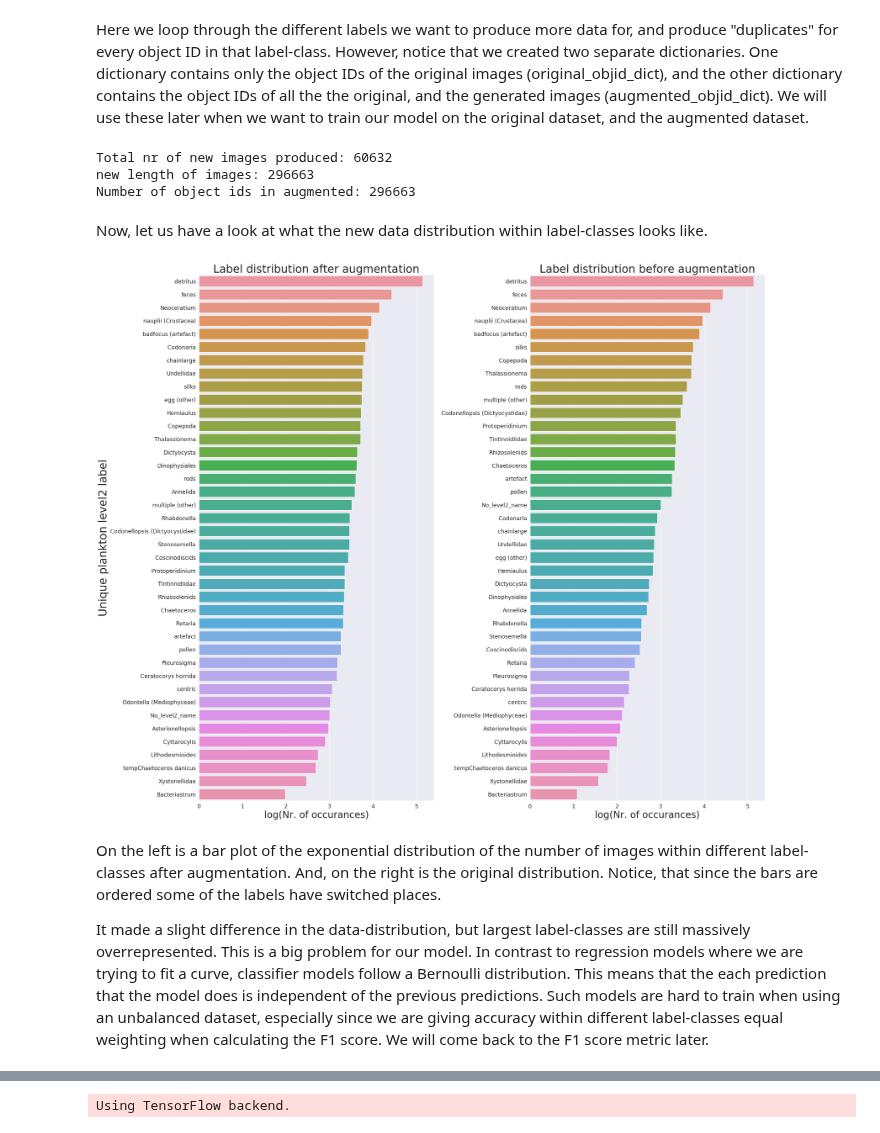
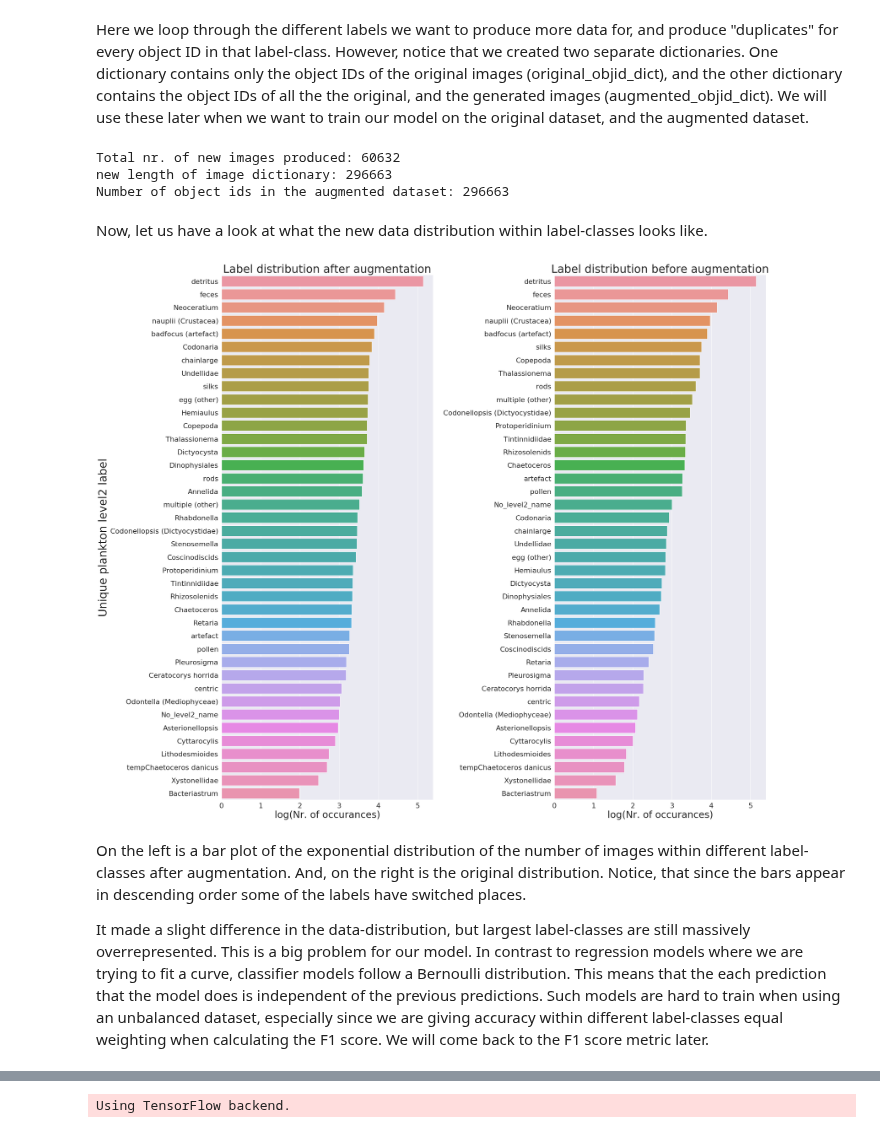
Before and after one commit to yohannjs/AML-2019, a Jupyter notebook: Challenges/4_Plankton/master_plankton.ipynb, the cells around one changed output, grey strips where cells are left out. Drawn from its saved outputs; the diff is of its cells as text; code cells hidden in the pictures.

```diff
--- a/Challenges/4_Plankton/master_plankton.ipynb
+++ b/Challenges/4_Plankton/master_plankton.ipynb
@@ -193,6 +191,6 @@ Below, we preprocess all the images in the original dictionary. We also attach t
 # %%
 img_keys = list(imgFiles.keys())
-processed_imgs = {strip(key) : [image_processing(key), fetch_label(key)] for key in img_keys} # tqdm
+processed_imgs = {strip(key) : [image_processing(key), fetch_label(key)] for key in tqdm(img_keys)} # tqdm
 # %%
 del imgFiles
 # %% [markdown]
@@ -276,7 +274,7 @@ def augment_dataset(image_files=processed_imgs):
     # We make a new dictionary to keep track of the augmented data, in relation to the original data
     augmented_objid_dict = {}
 
-    for label in labels_to_multiply: # tqdm
+    for label in labels_to_multiply:
         # Fetch object IDs pertaining to one specific label
         object_ids = original_objid_dict[label]
 
@@ -298,7 +296,7 @@ def augment_dataset(image_files=processed_imgs):
         augmented_objid_dict.update({label : original_objid_dict[label]})
 
     print('Total nr. of new images produced:', total_nr)
-    print('new length of images:', len(list(processed_imgs.keys())))
+    print('new length of image dictionary:', len(list(processed_imgs.keys())))
     return image_files, augmented_objid_dict
 
 processed_imgs, augmented_objid_dict = augment_dataset()
@@ -308,44 +306,44 @@ for label in list(augmented_objid_dict.keys()):
 
 print('Number of object ids in the augmented dataset:', nr_keys_in_augmented)
 # %% [output]
-Total nr of new images produced: 60632
-new length of images: 296663
-Number of object ids in augmented: 296663
+Total nr. of new images produced: 60632
+new length of image dictionary: 296663
+Number of object ids in the augmented dataset: 296663
 # %% [markdown]
 Now, let us have a look at what the new data distribution within label-classes looks like.
 # %%
 list_labels = []
 for objid in list(processed_imgs.keys()):
     list_labels.append([objid, processed_imgs[objid][1]])
 
 labels_objid_dict = {'objid' : [element[0] for element in list_labels],
                      'label' : [element[1] for element in list_labels]}
 labelDF = pd.DataFrame.from_dict(labels_objid_dict)
 
 number_unique_names2 = labelDF.groupby('label', as_index=True)['objid'].count()
 number_unique_names2.sort_values(inplace=True, ascending=False)
 
 fig = plt.figure(figsize=(30,25))
 ax1 = fig.add_subplot(1,2,1)
 ax2 = fig.add_subplot(1,2,2)
 
 sns.barplot(y=number_unique_names2.index, x=np.log10(number_unique_names2.values), ax=ax1)
 sns.barplot(y=number_unique_names.index, x=np.log10(number_unique_names.values), ax=ax2)
 
-sns.set(font_scale=1.4)
+sns.set(font_scale=2)
 
 ax1.set_ylabel('Unique plankton level2 label', fontsize=35)
 ax1.set_xlabel('log(Nr. of occurances)', fontsize=30)
 ax1.set_title('Label distribution after augmentation', fontsize=35)
 
 ax2.set_ylabel('')
 ax2.set_xlabel('log(Nr. of occurances)', fontsize=30)
 ax2.set_title('Label distribution before augmentation', fontsize=35)
 plt.tight_layout()
 # %% [output]
-[figure, old version]
+[figure, new version]
 # %% [markdown]
-On the left is a bar plot of the exponential distribution of the number of images within different label-classes after augmentation. And, on the right is the original distribution. Notice, that since the bars are ordered some of the labels have switched places.
+On the left is a bar plot of the exponential distribution of the number of images within different label-classes after augmentation. And, on the right is the original distribution. Notice, that since the bars appear in descending order some of the labels have switched places.
 
 It made a slight difference in the data-distribution, but largest label-classes are still massively overrepresented. This is a big problem for our model. In contrast to regression models where we are trying to fit a curve, classifier models follow a Bernoulli distribution. This means that the each prediction that the model does is independent of the previous predictions. Such models are hard to train when using an unbalanced dataset, especially since we are giving accuracy within different label-classes equal weighting when calculating the F1 score. We will come back to the F1 score metric later.
 # %% [markdown]
```
Also changed, not shown: parts of 24 cells of this notebook, 1 other file.
